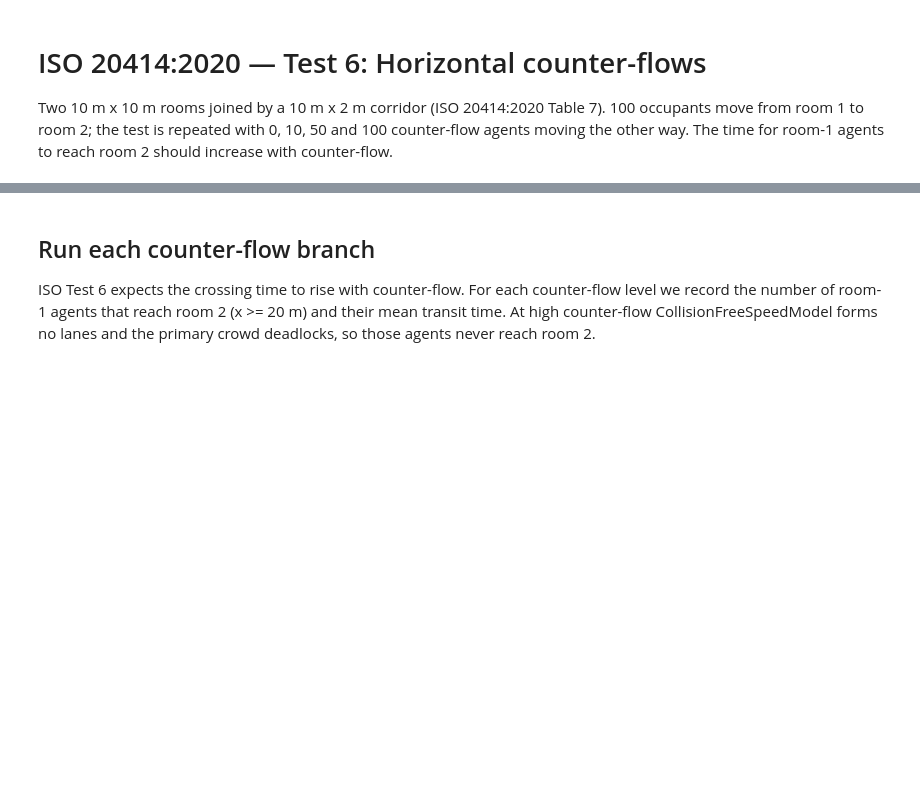
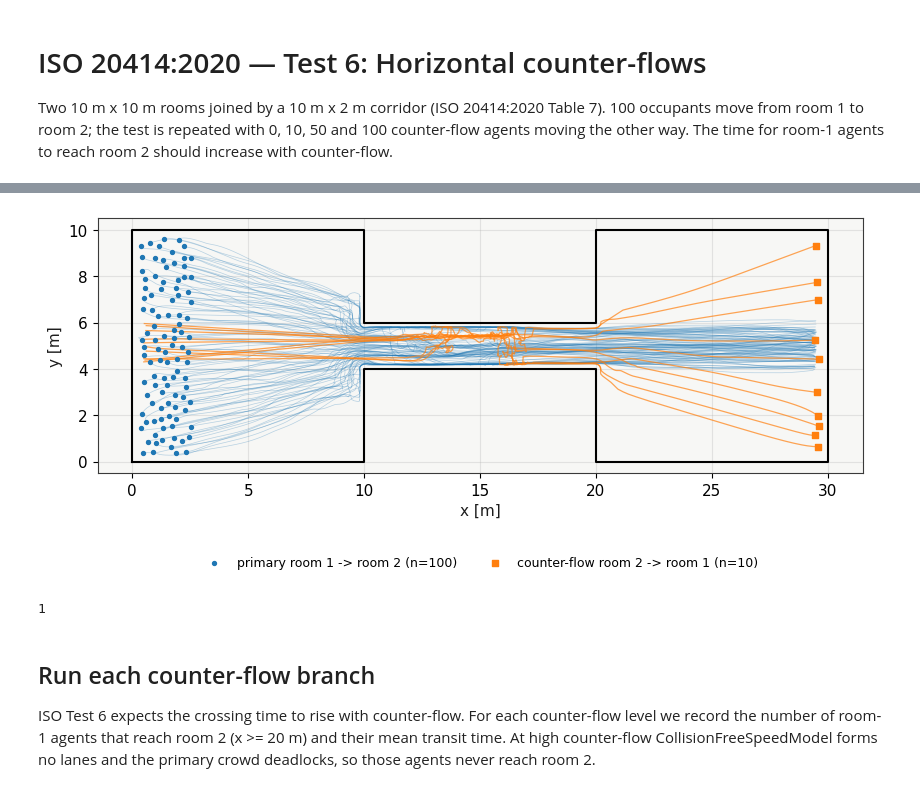
Before and after one commit to PedestrianDynamics/Web-Based-Jupedsim-issues, a Jupyter notebook: standards/iso/iso06_counterflow.ipynb, the cells around one changed output, grey strips where cells are left out. Drawn from its saved outputs; the diff is of its cells as text; code cells hidden in the pictures; blank space fills up the shorter version.

```diff
--- a/standards/iso/iso06_counterflow.ipynb
+++ b/standards/iso/iso06_counterflow.ipynb
@@ -32,3 +36,31 @@ plt.rcParams.update({
+# %%
+check = load_scenario(str(Path('scenario_files') / 'Iso-06-counterflow-10.zip'))
+check.max_simulation_time = 400
+cr = run_scenario(check, seed=42)
+cdf = cr.trajectory_dataframe().sort_values(['id', 'frame'])
+starts = cdf.groupby('id').first()
+primary_ids = set(starts[starts.x < 5].index)    # start in room 1 -> room 2
+counter_ids = set(starts[starts.x > 25].index)   # start in room 2 -> room 1
+
+fig, ax = plt.subplots(figsize=(9, 3.6))
+gx, gy = check.walkable_polygon.exterior.xy
+ax.plot(gx, gy, 'k-', lw=1.5)
+for aid, sub in cdf.groupby('id'):
+    if aid in primary_ids:
+        ax.plot(sub.x, sub.y, color='tab:blue', alpha=0.3, lw=0.5)
+    elif aid in counter_ids:
+        ax.plot(sub.x, sub.y, color='tab:orange', alpha=0.7, lw=0.9)
+ax.scatter(starts.loc[list(primary_ids)].x, starts.loc[list(primary_ids)].y, s=8,
+           color='tab:blue', zorder=3, label=f'primary room 1 -> room 2 (n={len(primary_ids)})')
+ax.scatter(starts.loc[list(counter_ids)].x, starts.loc[list(counter_ids)].y, s=20, marker='s',
+           color='tab:orange', zorder=3, label=f'counter-flow room 2 -> room 1 (n={len(counter_ids)})')
+ax.set_aspect('equal'); ax.set_xlabel('x [m]'); ax.set_ylabel('y [m]')
+ax.legend(loc='upper center', bbox_to_anchor=(0.5, -0.28), ncol=2, fontsize=9, frameon=False)
+plt.tight_layout(); plt.show()
+cr.cleanup()
+# %% [output]
+[figure, added]
+1
 # %% [markdown]
 ## Run each counter-flow branch
 
```
Also changed, not shown: parts of 2 cells of this notebook.
